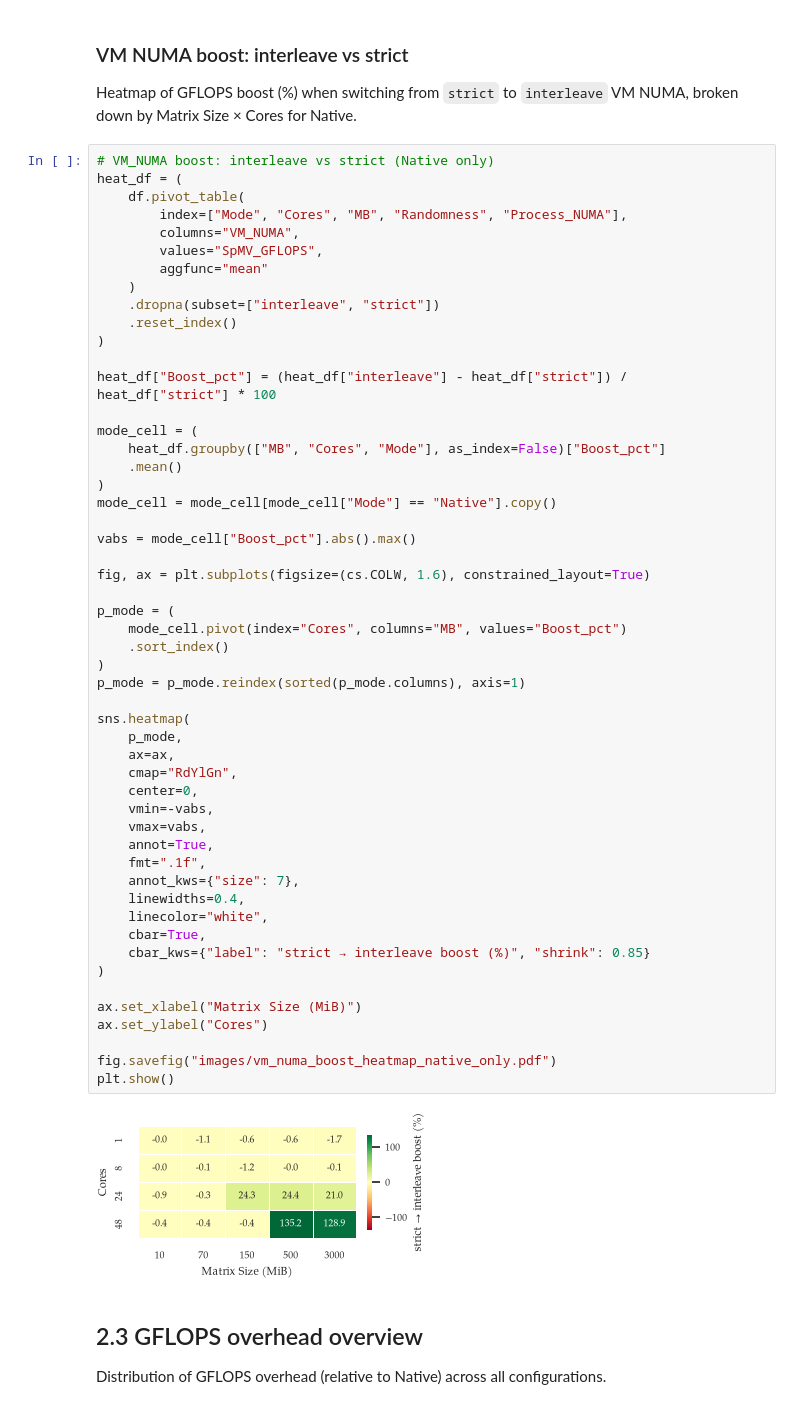
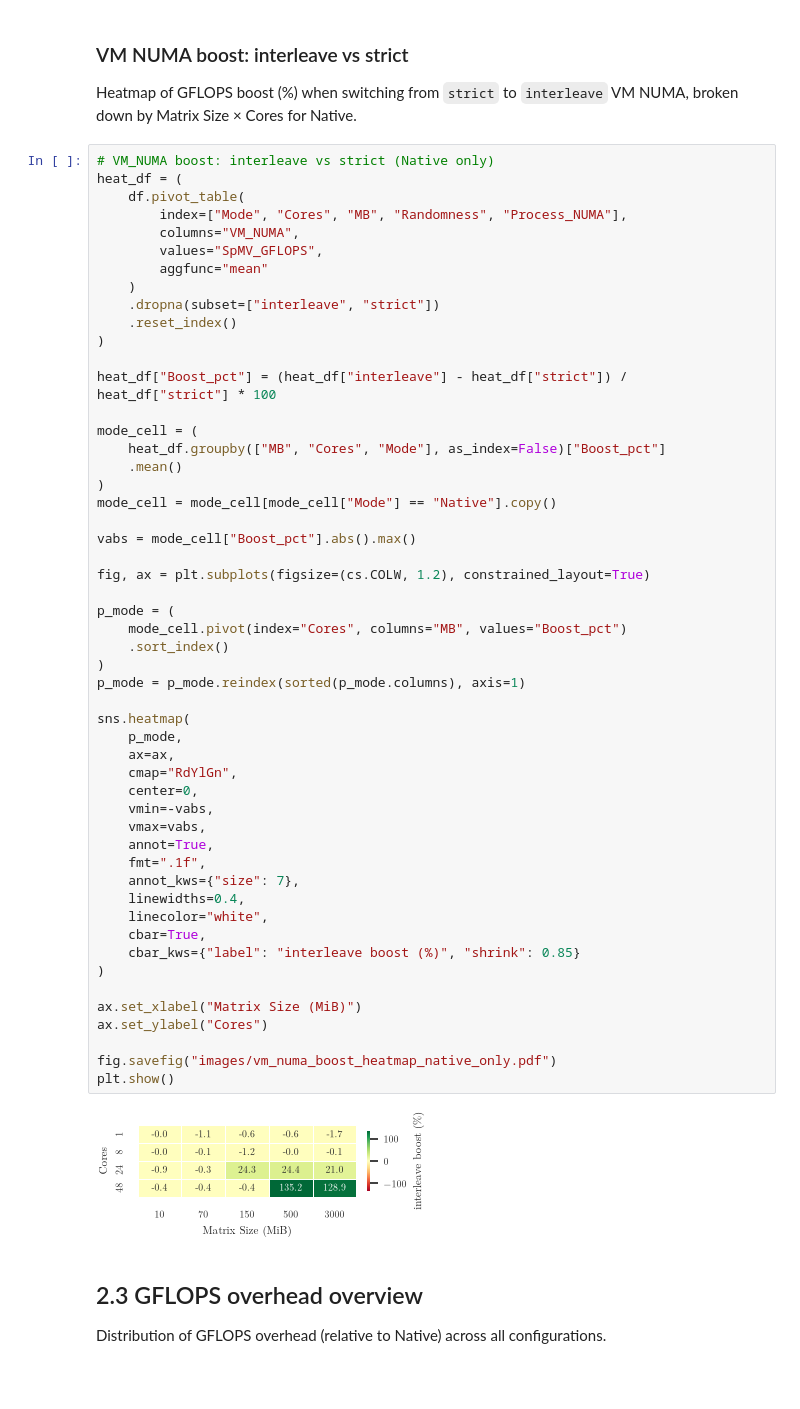
Before and after one commit to engelsm/AMD-CC-Perf, a Jupyter notebook: benchmark/spmv/spmv_analysis.ipynb, the cells around one changed output. Saved outputs shown, nothing was run; the diff lists cells and outputs as text; blank space fills up the shorter version.

```diff
--- a/benchmark/spmv/spmv_analysis.ipynb
+++ b/benchmark/spmv/spmv_analysis.ipynb
@@ -820,37 +836,37 @@ mode_cell = mode_cell[mode_cell["Mode"] == "Native"].copy()
 
 vabs = mode_cell["Boost_pct"].abs().max()
 
-fig, ax = plt.subplots(figsize=(cs.COLW, 1.6), constrained_layout=True)
+fig, ax = plt.subplots(figsize=(cs.COLW, 1.2), constrained_layout=True)
 
 p_mode = (
 	mode_cell.pivot(index="Cores", columns="MB", values="Boost_pct")
 	.sort_index()
 )
 p_mode = p_mode.reindex(sorted(p_mode.columns), axis=1)
 
 sns.heatmap(
 	p_mode,
 	ax=ax,
 	cmap="RdYlGn",
 	center=0,
 	vmin=-vabs,
 	vmax=vabs,
 	annot=True,
 	fmt=".1f",
 	annot_kws={"size": 7},
 	linewidths=0.4,
 	linecolor="white",
 	cbar=True,
-	cbar_kws={"label": "strict → interleave boost (%)", "shrink": 0.85}
+	cbar_kws={"label": "interleave boost (%)", "shrink": 0.85}
 )
 
 ax.set_xlabel("Matrix Size (MiB)")
 ax.set_ylabel("Cores")
 
 fig.savefig("images/vm_numa_boost_heatmap_native_only.pdf")
 plt.show()
 # %% [output]
-[figure, old version]
+[figure, new version]
 # %% [markdown]
 ## 2.3 GFLOPS overhead overview
 
```
Also changed, not shown: parts of 13 cells of this notebook, 1 other file.
